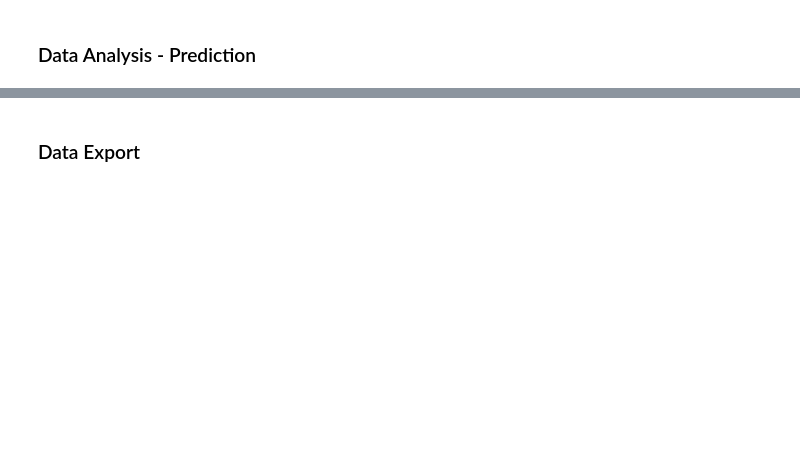
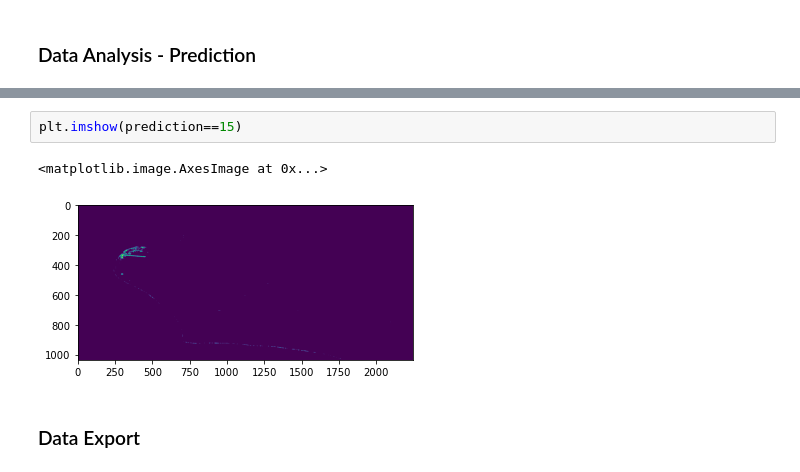
Before and after one commit to awi-response/hot_spot_classifier, a Jupyter notebook: notebooks/02_model_inference.ipynb, the cells around one changed output, grey strips where cells are left out. Drawn from its saved outputs; the diff is of its cells as text; blank space fills up the shorter version.

```diff
--- a/notebooks/02_model_inference.ipynb
+++ b/notebooks/02_model_inference.ipynb
@@ -30,2 +57,7 @@ Load raster data and reorder
+# %%
+plt.imshow(prediction==15)
+# %% [output]
+<matplotlib.image.AxesImage at 0x...>
+[figure, added]
 # %% [markdown]
 ### Data Export
```
Also changed, not shown: parts of 9 cells of this notebook.
